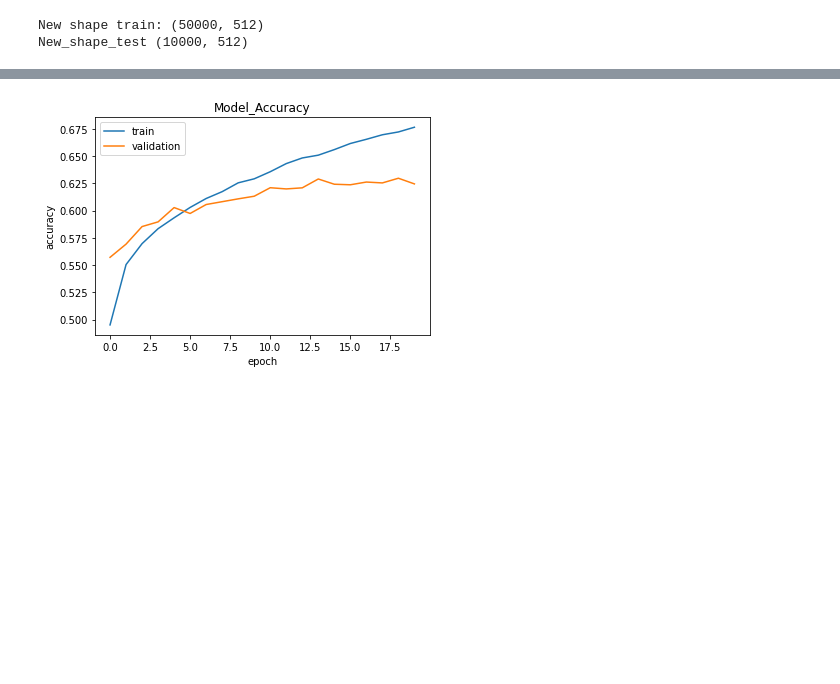
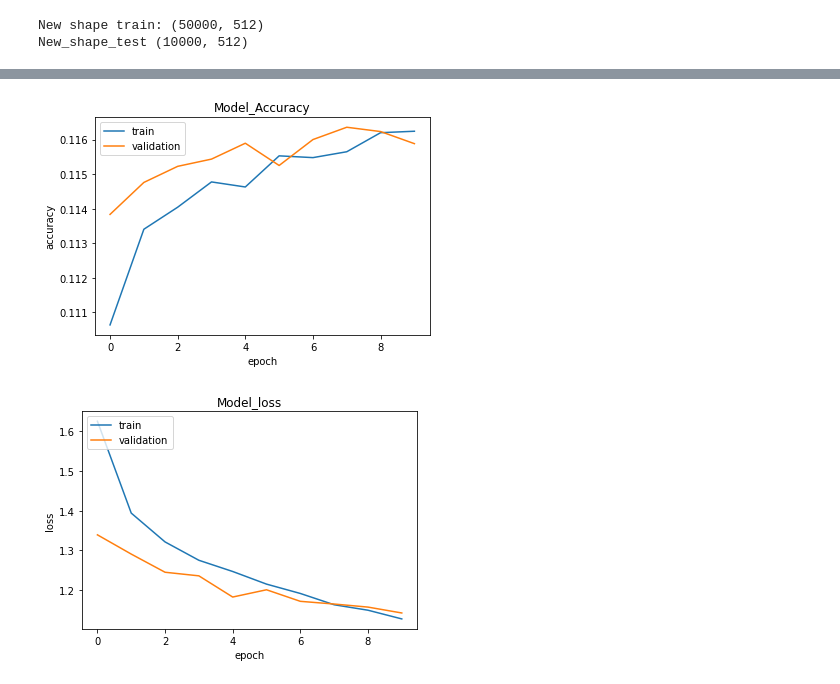
Before and after one commit to sarthakkaushik/Diploma-Program-in-ML-and-AI, a Jupyter notebook: Image_classification_using_ANN_vs_CNN_vs_VGG16_architecture_on_CIFAR10_dataset.ipynb, the cells around one changed output, grey strips where cells are left out. Saved outputs shown, nothing was run; the diff lists cells and outputs as text; code cells hidden in the pictures; blank space fills up the shorter version.

```diff
--- a/Image_classification_using_ANN_vs_CNN_vs_VGG16_architecture_on_CIFAR10_dataset.ipynb
+++ b/Image_classification_using_ANN_vs_CNN_vs_VGG16_architecture_on_CIFAR10_dataset.ipynb
@@ -339,0 +345,28 @@ Epoch 20/20
+# %%
+# #Lets train a new ann model -network withh VGG16 as a part NN layer
+
+#tf.keras.backend.clear_session() - this will clear out session in the notebook
+
+network= models.Sequential()
+network.add(base_model_VGG16)
+# network.add(Flatten())
+
+network.add(Dense(1000,activation='relu'))
+network.add(Dropout(0.3))
+network.add(Dense(500,activation='relu'))
+network.add(Dropout(0.3))
+network.add(Dense(128,activation='relu'))
+network.add(Dropout(0.3))
+network.add(Dense(64,activation='relu'))
+network.add(Dropout(0.3))
+
+network.add(Dense(10, activation='softmax'))
+# %%
+network.summary()
+# network.compile(optimizer='adam',
+#             loss='sparse_categorical_crossentropy',
+#             metrics=['accuracy']
+#             )
+network.compile(optimizer='adam',
+              loss=tf.keras.losses.SparseCategoricalCrossentropy(from_logits=True),
+              metrics=['accuracy'])
@@ -339,0 +391,2 @@ Epoch 20/20
+# %%
+history=network.fit(X_train,y_train,epochs=10,verbose=2,validation_data=(X_test,y_test))
@@ -340,10 +414,21 @@ Epoch 20/20
 # %%
+#Summary history of accuracy
 plt.plot(history.history['accuracy'])
 plt.plot(history.history['val_accuracy'])
 plt.title('Model_Accuracy')
 plt.xlabel('epoch')
 plt.ylabel('accuracy')
 plt.legend(['train','validation'], loc='upper left')
 plt.show()
+
+#Summary history of loss
+plt.plot(history.history['loss'])
+plt.plot(history.history['val_loss'])
+plt.title('Model_loss')
+plt.xlabel('epoch')
+plt.ylabel('loss')
+plt.legend(['train','validation'], loc='upper left')
+plt.show()
 # %% [output]
-[figure, old version]
+[figure, new version]
+[figure, added]
```
Also changed, not shown: parts of 20 cells of this notebook.
